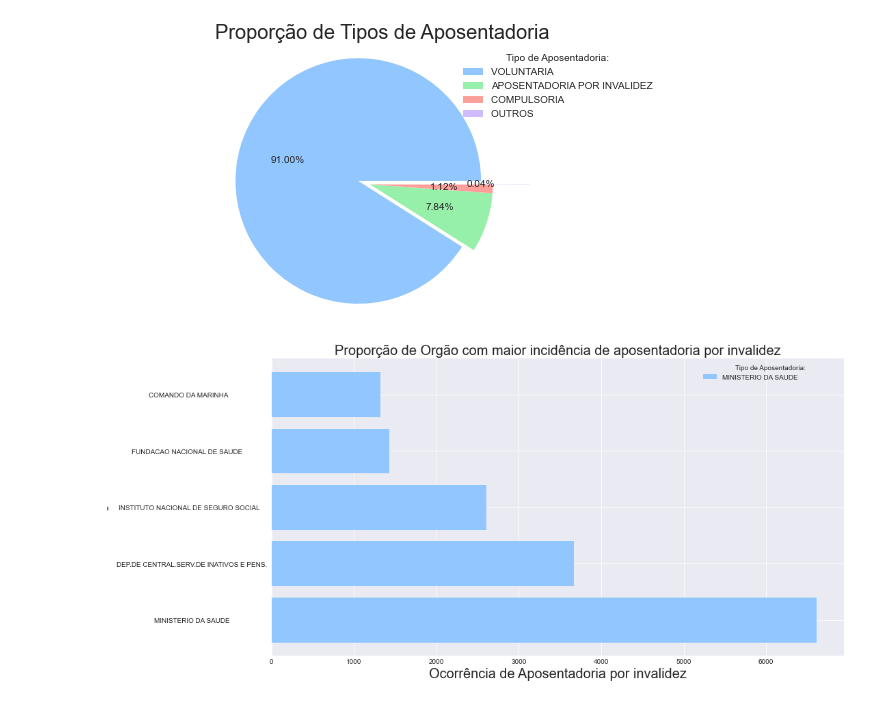
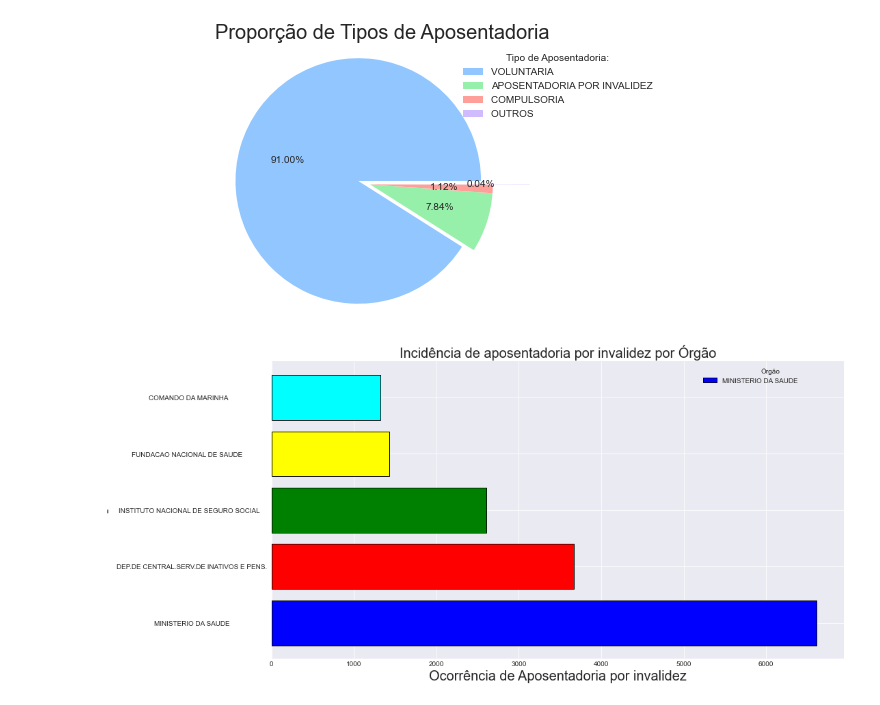
Before and after one commit to NaldoHoracio/datascience-project, a Jupyter notebook: venv_cd/Projeto_Ciencia_de_Dados_Aposentadorias.ipynb, the cells around one changed output. Drawn from its saved outputs; the diff is of its cells as text; code cells hidden in the pictures.

```diff
--- a/venv_cd/Projeto_Ciencia_de_Dados_Aposentadorias.ipynb
+++ b/venv_cd/Projeto_Ciencia_de_Dados_Aposentadorias.ipynb
@@ -178,16 +178,19 @@ plt.show()
 # %%
 # Grafico que apresenta a quantidade de aposentadoria por invalidez
 plt.style.use('seaborn-darkgrid')
 plt.figure(figsize=(15,8))
-plt.barh(tipo_invalidez_orgao.index[:5],tipo_invalidez_orgao.values[:5])
-plt.title('Proporção de Orgão com maior incidência de aposentadoria por invalidez', size=20)
-plt.legend(title = "Tipo de Aposentadoria:",labels = tipo_invalidez_orgao.index[:5])
+list_color = ['blue', 'red', 'green', 'yellow', 'cyan']
+plt.barh(tipo_invalidez_orgao.index[:5],tipo_invalidez_orgao.values[:5], color=list_color, edgecolor='black')
+#plt.title('Proporção de Orgãos com maior incidência de aposentadoria por invalidez', size=20)
+plt.title('Incidência de aposentadoria por invalidez por Órgão', size=20)
+#plt.legend(title = "Tipo de Aposentadoria:", labels = tipo_invalidez_orgao.index[:5])
+plt.legend(title = "Órgão", labels = tipo_invalidez_orgao.index[:5])
 plt.xlabel('Ocorrência de Aposentadoria por invalidez', size=20)
 plt.ylabel('-', size=20)
 plt.savefig('../imagens/aposentadoria_invalidez.png', dpi=450, bbox_inches='tight');
 plt.show()
 # %% [output]
-[figure, old version]
+[figure, new version]
 # %%
 # Grafico que apresenta os cargos e a quantidade de pessoas aposentadas por invalidez que trabalham no Ministerio da Saude
 plt.style.use('seaborn-darkgrid')
```
Also changed, not shown: parts of 1 cell of this notebook, 2 other files.
